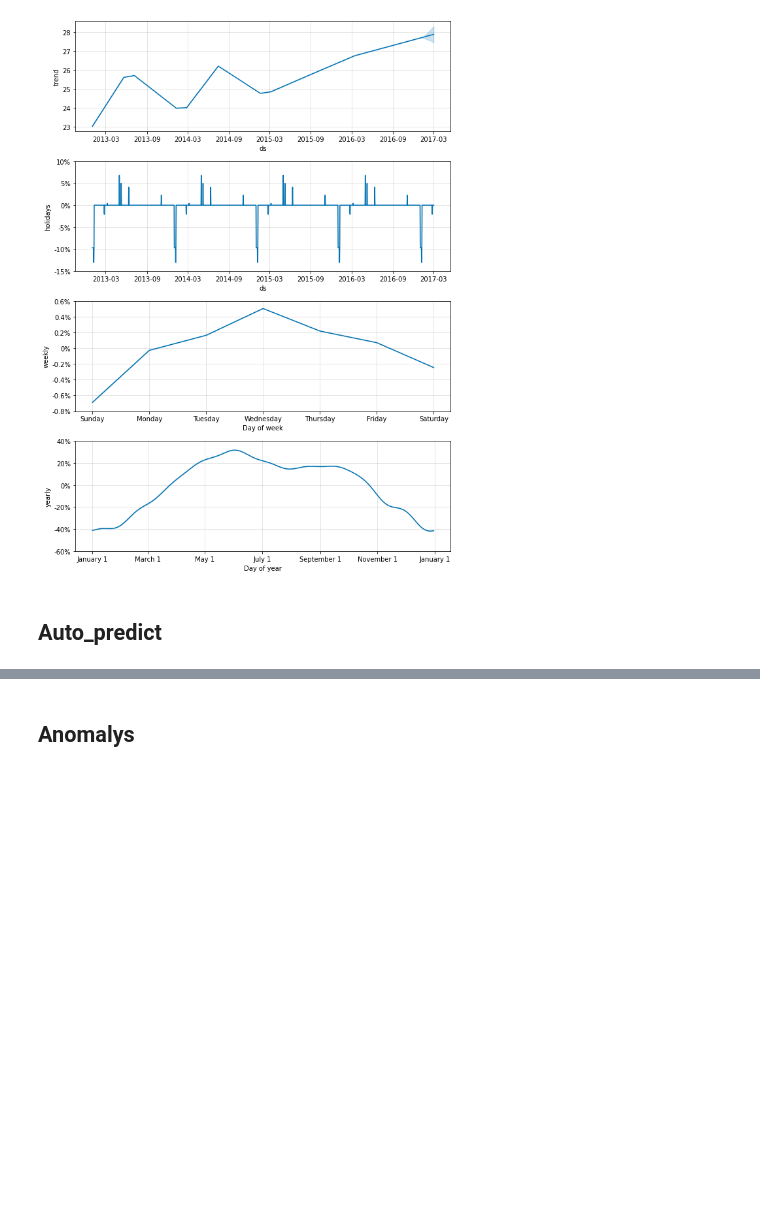
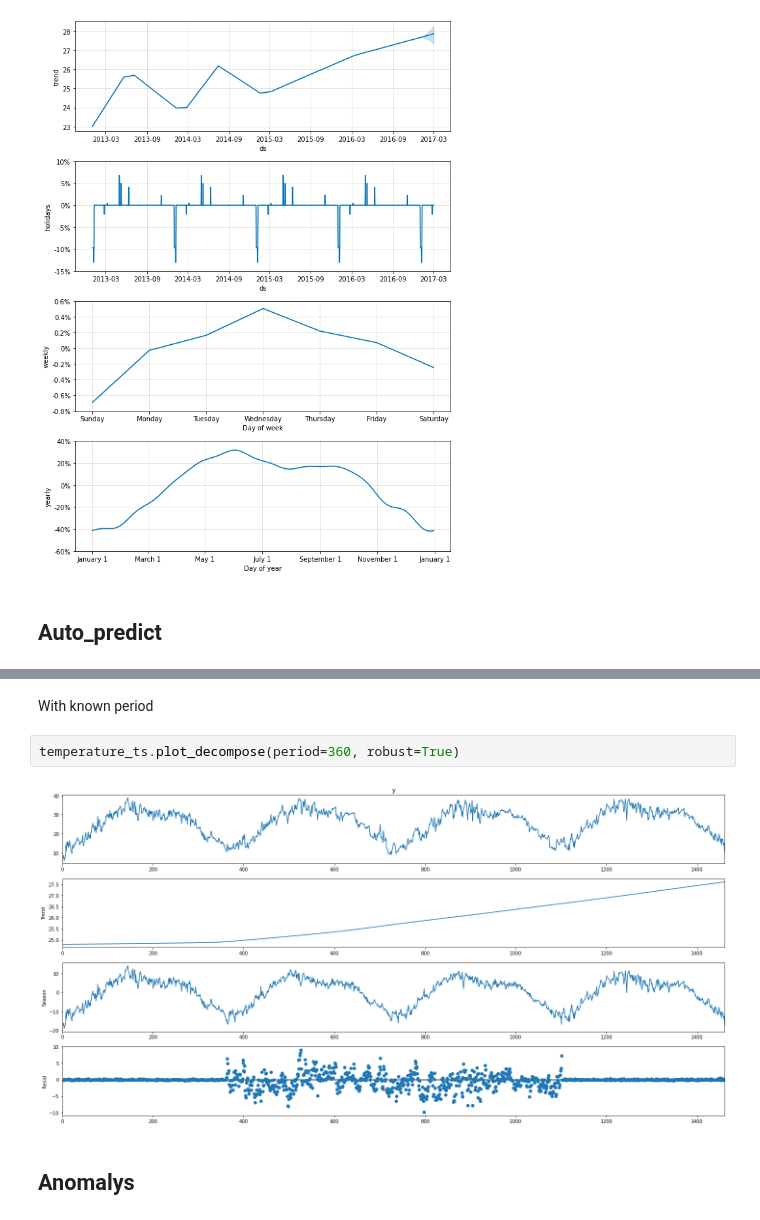
Before and after one commit to tiltedSF/timeSeries_tools, a Jupyter notebook: expml.ipynb, the cells around one changed output, grey strips where cells are left out. Cells and saved outputs as stored; diff of their text form; blank space fills up the shorter version.

```diff
--- a/expml.ipynb
+++ b/expml.ipynb
@@ -138,3 +155,9 @@ MAPE = 0.06321014685312652
+# %% [markdown]
+With known period
+# %%
+temperature_ts.plot_decompose(period=360, robust=True)
+# %% [output]
+[figure, added]
 # %% [markdown]
 ##  Anomalys
 # %%
```
Also changed, not shown: parts of 12 cells of this notebook, 2 other files.
